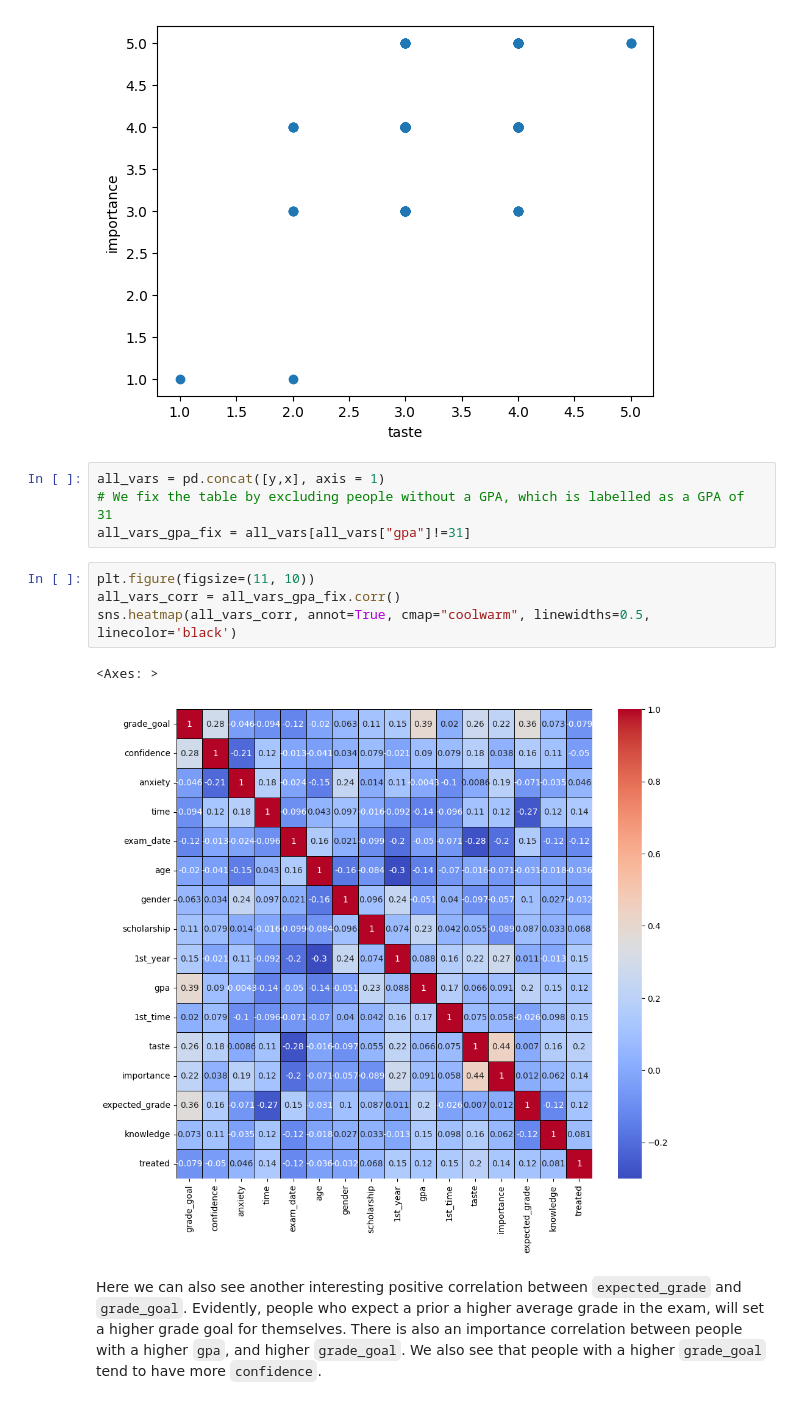
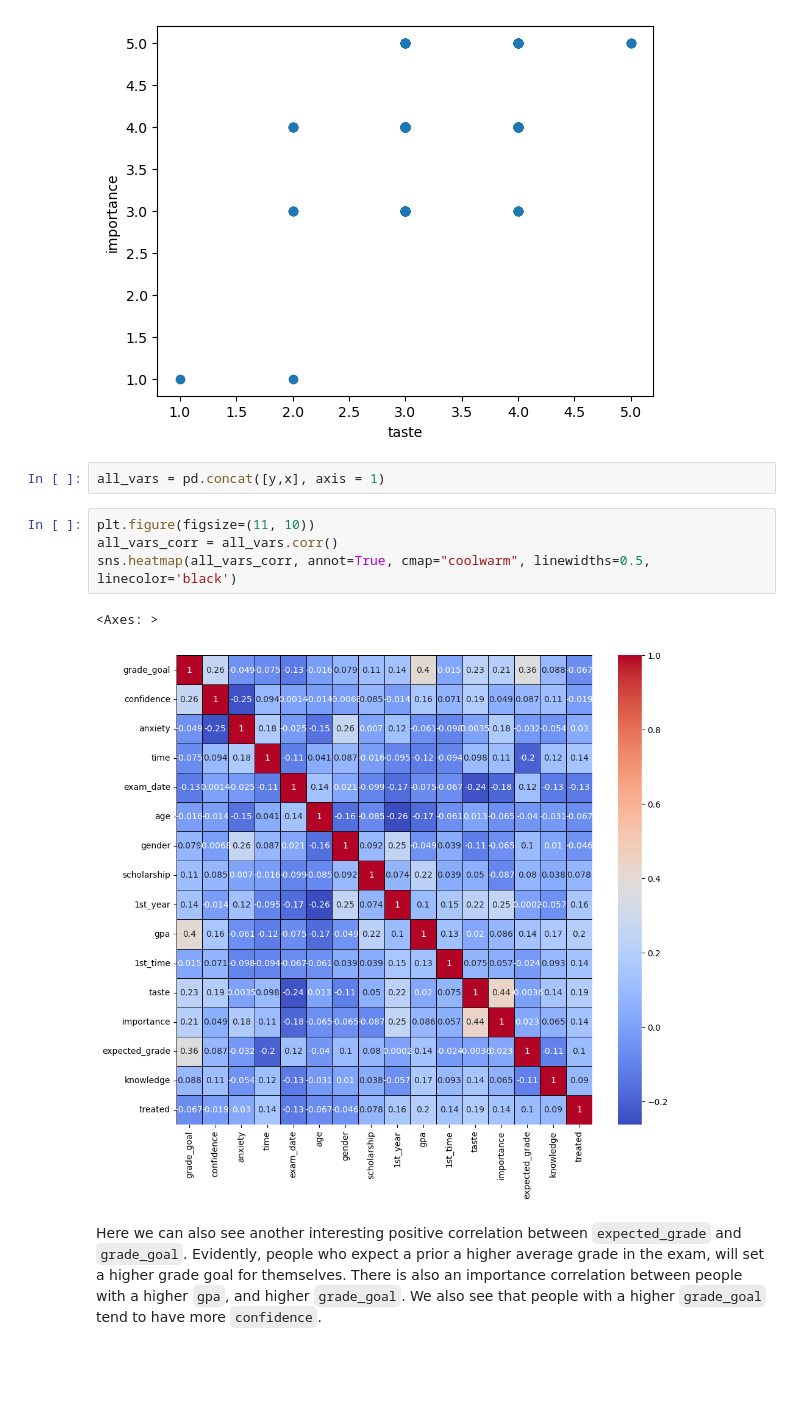
Before and after one commit to SaverioPCapra/applied_economics_paper, a Jupyter notebook: plotting.ipynb, the cells around one changed output. Saved outputs shown, nothing was run; the diff lists cells and outputs as text; blank space fills up the shorter version.

```diff
--- a/plotting.ipynb
+++ b/plotting.ipynb
@@ -19,17 +27,15 @@ plt.xlabel("taste");
 plt.ylabel("importance");
 # %% [output]
 [figure]
-# %%
-all_vars = pd.concat([y,x], axis = 1)
-# We fix the table by excluding people without a GPA, which is labelled as a GPA of 31
-all_vars_gpa_fix = all_vars[all_vars["gpa"]!=31]
+# %%
+all_vars = pd.concat([y,x], axis = 1)
 # %%
 plt.figure(figsize=(11, 10))
-all_vars_corr = all_vars_gpa_fix.corr()
+all_vars_corr = all_vars.corr()
 sns.heatmap(all_vars_corr, annot=True, cmap="coolwarm", linewidths=0.5, linecolor='black')
 # %% [output]
 <Axes: >
-[figure, old version]
+[figure, new version]
 # %% [markdown]
 Here we can also see another interesting positive correlation between `expected_grade` and `grade_goal`. Evidently, people who expect a prior a higher average grade in the exam, will set a higher grade goal for themselves. There is also an importance correlation between people with a higher `gpa`, and higher `grade_goal`.
 We also see that people with a higher  `grade_goal` tend to have more  `confidence`.
```
Also changed, not shown: parts of 16 cells of this notebook, 10 other files.
